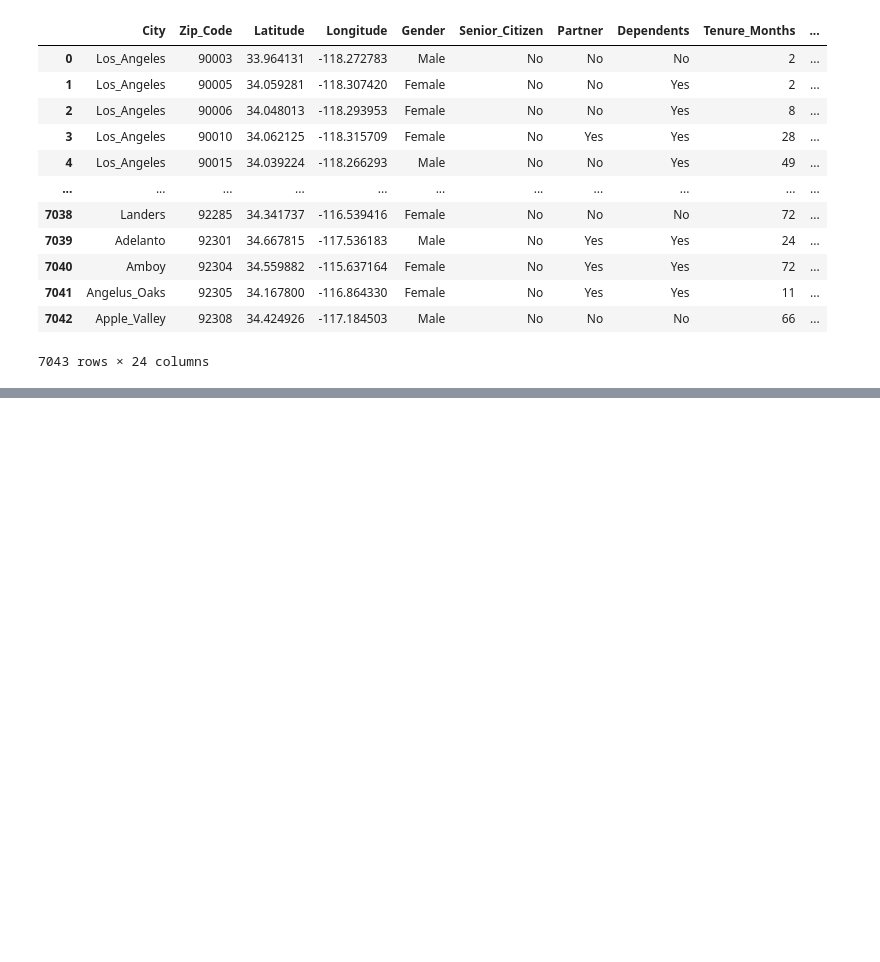
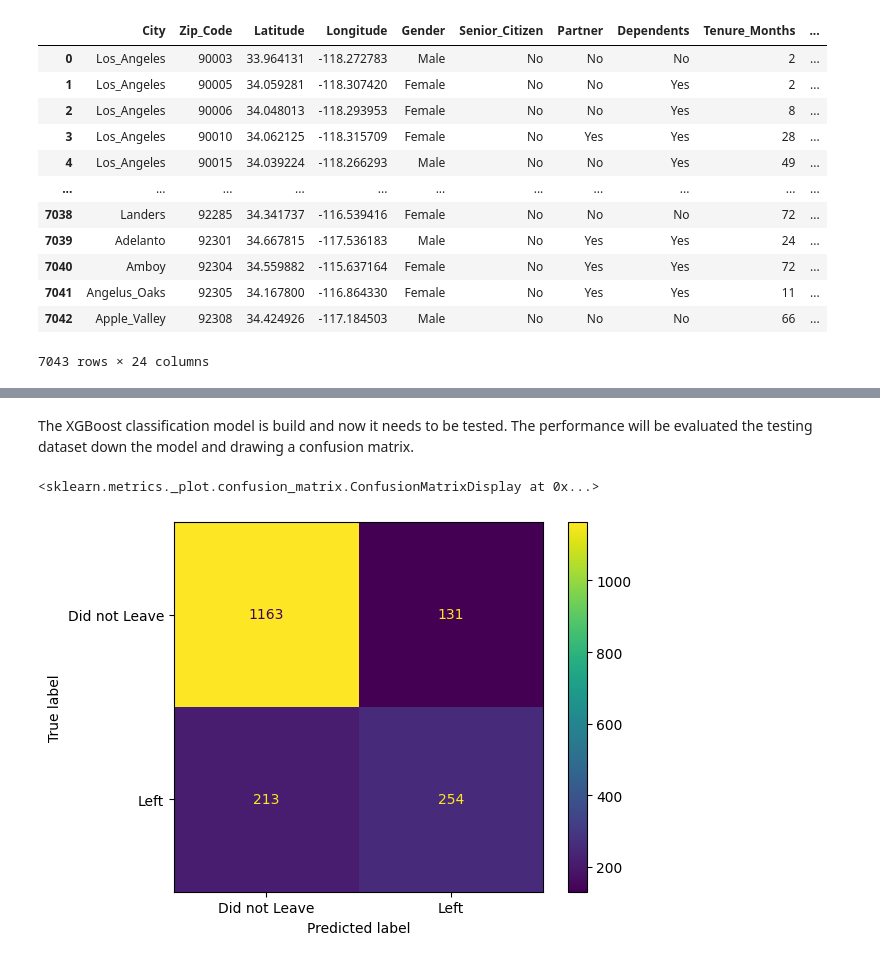
Before and after one commit to Simeon-Skopalik/XGBoost-for-Telecom-Churn, a Jupyter notebook: Notebooks/TVChurn_XGBoost.ipynb, the cells around one changed output, grey strips where cells are left out. Drawn from its saved outputs; the diff is of its cells as text; code cells hidden in the pictures; blank space fills up the shorter version.

```diff
--- a/Notebooks/TVChurn_XGBoost.ipynb
+++ b/Notebooks/TVChurn_XGBoost.ipynb
@@ -144,0 +168,3 @@ df.replace(' ', '_', regex=True, inplace=True)
+# %%
+y = df['Churn_Value'].copy()
+y.head()
@@ -144,0 +232,21 @@ df.replace(' ', '_', regex=True, inplace=True)
+# %%
+
+X_encoded = pd.get_dummies(X, columns=['City',
+                                       'Gender',
+                                       'Senior_Citizen',
+                                       'Partner',
+                                       'Dependents',
+                                       'Phone_Service',
+                                       'Multiple_Lines',
+                                       'Internet_Service',
+                                       'Online_Security',
+                                       'Online_Backup',
+                                       'Device_Protection',
+                                       'Tech_Support',
+                                       'Streaming_TV',
+                                       'Streaming_Movies',
+                                       'Contract',
+                                       'Paperless_Billing',
+                                       'Payment_Method', ])
+
+X_encoded.head()
@@ -144,0 +279,2 @@ df.replace(' ', '_', regex=True, inplace=True)
+# %%
+X_train, X_test, y_train, y_test = train_test_split(X_encoded, y, random_state=42, stratify=y) # setting the stratify=y indicates that we want to stratify based on the ratio in the y dataframe, i.e. based ont he values we want to classify
@@ -144,0 +292,10 @@ df.replace(' ', '_', regex=True, inplace=True)
+# %%
+clf_xgb = xgb.XGBClassifier(objective='binary:logistic',
+                             missing=None,
+                             early_stopping_rounds=10, # define the number of trees to build after the predicions stop improving before stopping
+                             eval_metric='aucpr',      # auc is used as the way of determing when the predictions stop improving
+                             seed=42) # binary logistic objective is used for classification because XGBoost uses logistir regression approach to evaluate performance;
+clf_xgb.fit(X_train,
+            y_train,
+            verbose=True,
+            eval_set = [(X_test, y_test)]) # pass the testing set for the performance calculations
@@ -144,0 +331,11 @@ df.replace(' ', '_', regex=True, inplace=True)
+# %% [markdown]
+The XGBoost classification model is build and now it needs to be tested. The performance will be evaluated the testing dataset down the model and drawing a confusion matrix.
+# %%
+ConfusionMatrixDisplay.from_estimator(clf_xgb,
+                      X_test,
+                      y_test,
+                      values_format='d',
+                      display_labels=["Did not Leave", "Left"])
+# %% [output]
+<sklearn.metrics._plot.confusion_matrix.ConfusionMatrixDisplay at 0x...>
+[figure, added]
```
Also changed, not shown: parts of 27 cells of this notebook, 7 other files.
